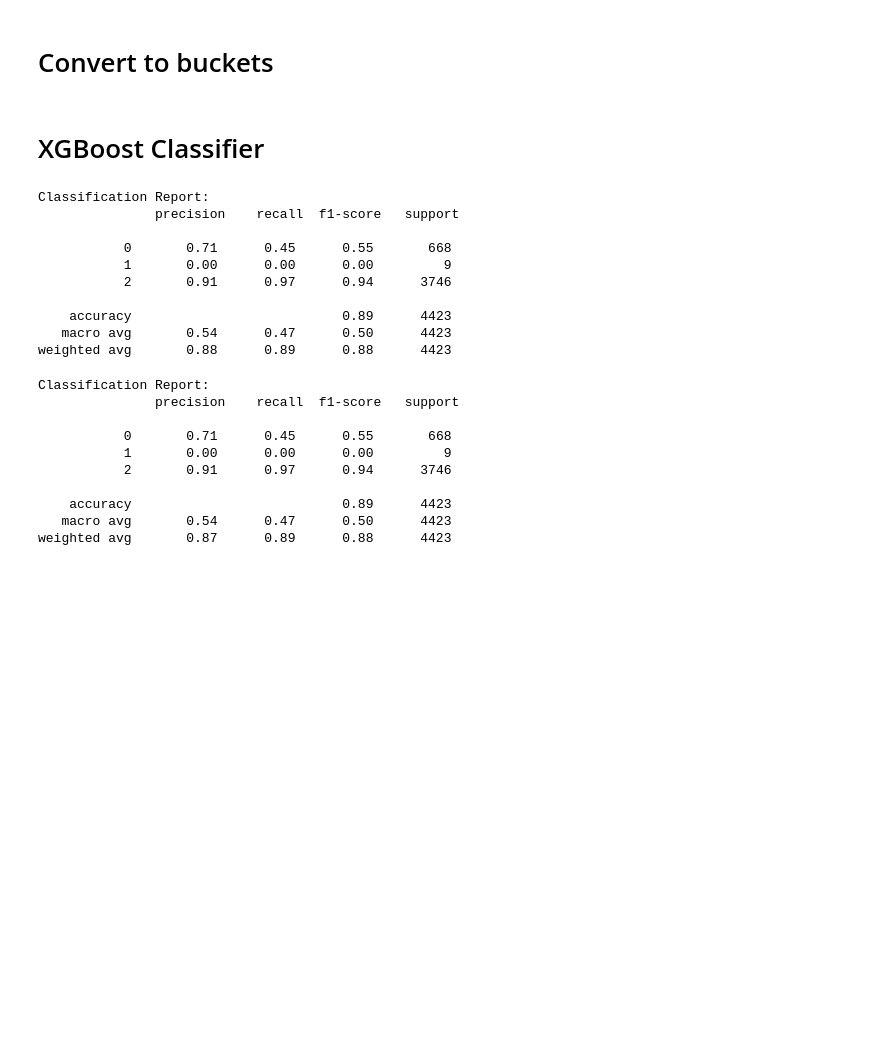
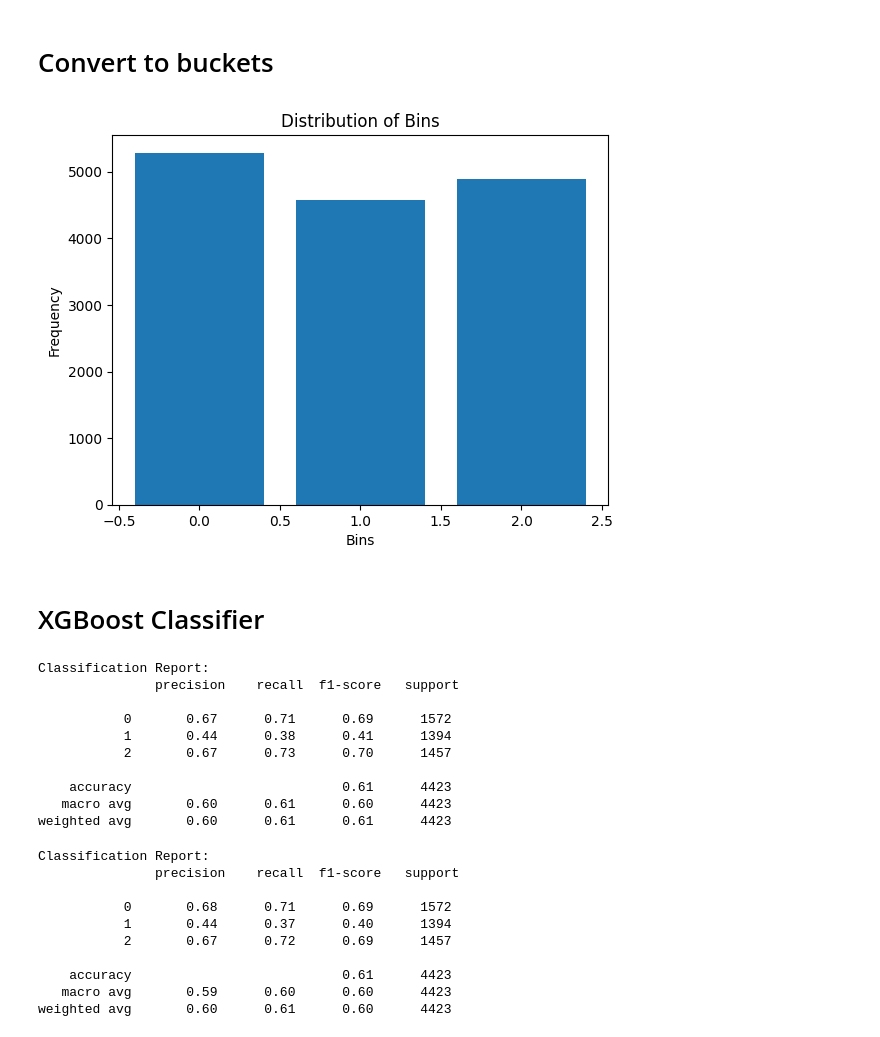
Before and after one commit to MartinMichaux/Forecasting-citizenship-acquisition-flow-using-Graph-Neural-Networks, a Jupyter notebook: src/models/BaselineModel.ipynb, the cells around one changed output. Saved outputs shown, nothing was run; the diff lists cells and outputs as text; code cells hidden in the pictures; blank space fills up the shorter version.

```diff
--- a/src/models/BaselineModel.ipynb
+++ b/src/models/BaselineModel.ipynb
@@ -1,8 +1,8 @@
 # %%
 import pandas as pd
 
-feature_data = pd.read_csv("/content/features_interpolated.csv")
-migration_data = pd.read_csv("/content/OECD_acquisition_data_interpolated.csv")
+feature_data = pd.read_csv('../data/features/features_interpolated.csv', encoding='latin-1', engine='python')
+migration_data = pd.read_csv('../data/labels/OECD_acquisition_data_interpolated.csv', encoding='latin-1', engine='python')
 # %%
 from sklearn.model_selection import train_test_split
 from sklearn.preprocessing import MinMaxScaler
@@ -194,14 +203,28 @@ merged_features = merged_features.select_dtypes(include=[float, int])
 scaler = MinMaxScaler()
 normalized_features = scaler.fit_transform(merged_features)
 
-# Define the bins for classification
-bins = [-float('inf'), 0.33, 0.67, float('inf')]
+# # Define the bins for classification
+# bins = [-float('inf'), 0.33, 0.67, float('inf')]
+# # Perform binning to split the values into classes
+# class_labels = pd.cut(labels, bins=bins, labels=False, include_lowest=True)
 
-# Perform binning to split the values into classes
-class_labels = pd.cut(labels, bins=bins, labels=False, include_lowest=True)
+# Perform binning to split the values into classes based on the distribution
+class_labels = pd.qcut(labels, q=3, labels=False)
 
 # Perform train-test split
 X_train, X_test, y_train, y_test = train_test_split(normalized_features, class_labels, test_size=0.3, random_state=42)
+# %%
+# Compute the bin frequencies
+bin_counts = np.bincount(class_labels)
+
+# Plot the bar plot of the bin frequencies
+plt.bar(range(len(bin_counts)), bin_counts)
+plt.xlabel('Bins')
+plt.ylabel('Frequency')
+plt.title('Distribution of Bins')
+plt.show()
+# %% [output]
+[figure, added]
 # %% [markdown]
 # XGBoost Classifier
 # %%
@@ -222,13 +245,13 @@ print("Classification Report:\n", classification_metrics)
 Classification Report:
                precision    recall  f1-score   support
 
-           0       0.71      0.45      0.55       668
-           1       0.00      0.00      0.00         9
-           2       0.91      0.97      0.94      3746
+           0       0.67      0.71      0.69      1572
+           1       0.44      0.38      0.41      1394
+           2       0.67      0.73      0.70      1457
 
-    accuracy                           0.89      4423
-   macro avg       0.54      0.47      0.50      4423
-weighted avg       0.88      0.89      0.88      4423
+    accuracy                           0.61      4423
+   macro avg       0.60      0.61      0.60      4423
+weighted avg       0.60      0.61      0.61      4423
 # %%
 from sklearn.ensemble import RandomForestClassifier
 from sklearn.metrics import classification_report
@@ -247,10 +270,10 @@ print("Classification Report:\n", classification_metrics)
 Classification Report:
                precision    recall  f1-score   support
 
-           0       0.71      0.45      0.55       668
-           1       0.00      0.00      0.00         9
-           2       0.91      0.97      0.94      3746
+           0       0.68      0.71      0.69      1572
+           1       0.44      0.37      0.40      1394
+           2       0.67      0.72      0.69      1457
 
-    accuracy                           0.89      4423
-   macro avg       0.54      0.47      0.50      4423
-weighted avg       0.87      0.89      0.88      4423
+    accuracy                           0.61      4423
+   macro avg       0.59      0.60      0.60      4423
+weighted avg       0.60      0.61      0.60      4423
```
Also changed, not shown: parts of 3 cells of this notebook, 10 other files.
